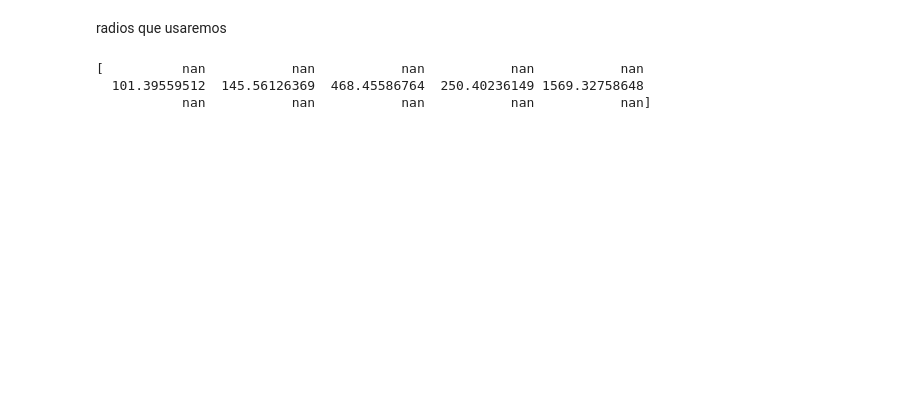
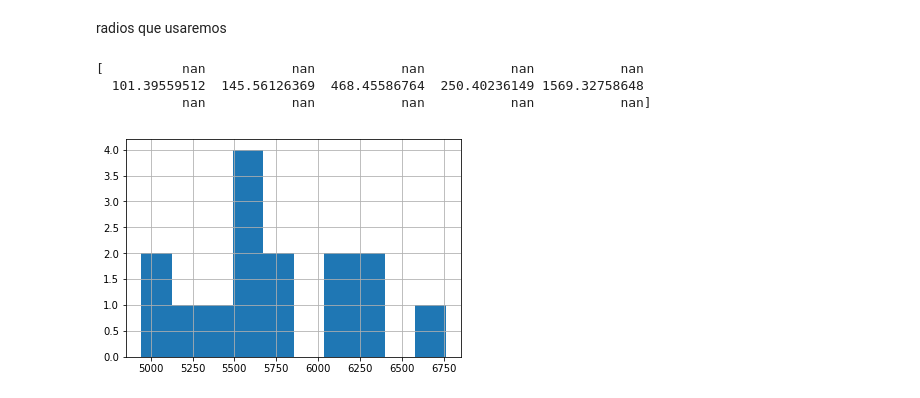
Before and after one commit to Loreta-freckles/proyectolab1, a Jupyter notebook: datos.ipynb, the cells around one changed output. Drawn from its saved outputs; the diff is of its cells as text; code cells hidden in the pictures; blank space fills up the shorter version.

Commit message:
Puse un histograma random
a ver si sirve

```diff
--- a/datos.ipynb
+++ b/datos.ipynb
@@ -420,3 +420,8 @@ print(radiocc114)
 [          nan           nan           nan           nan           nan
   101.39559512  145.56126369  468.45586764  250.40236149 1569.32758648
            nan           nan           nan           nan           nan]
+# %%
+plt.hist(radiochiuvic13)
+plt.grid('true')
+# %% [output]
+[figure, added]
```
Also changed, not shown: parts of 7 cells of this notebook.
